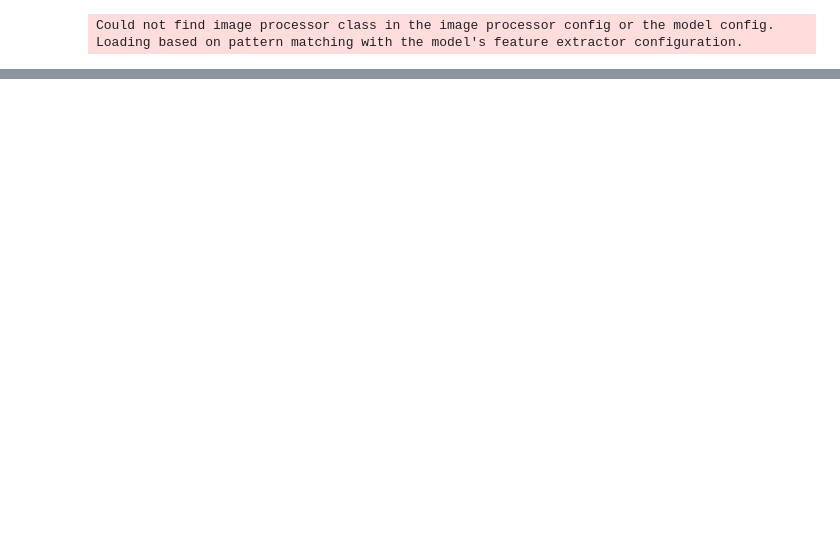
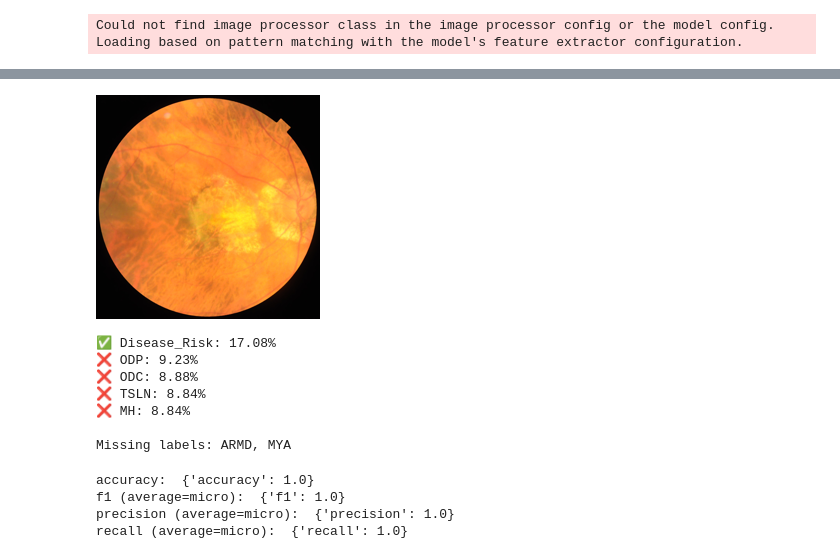
Before and after one commit to Blyzi/DataCamp, a Jupyter notebook: huggingface.ipynb, the cells around one changed output, grey strips where cells are left out. Saved outputs shown, nothing was run; the diff lists cells and outputs as text; code cells hidden in the pictures; blank space fills up the shorter version.

```diff
--- a/huggingface.ipynb
+++ b/huggingface.ipynb
@@ -198,0 +213,43 @@ trainer.save_state()
+# %%
+new_size = 224
+
+def resize_pil_image(image):
+    aspect_ratio = image.size[0] / image.size[1]
+    new_width = int(new_size * aspect_ratio)
+    left = (new_width - new_size) / 2
+    right = (new_width + new_size) / 2
+
+    return image.resize((new_width, new_size)) \
+                .crop((left, 0, right, new_size)) \
+                .resize((new_size, new_size))
+
+def get_labels(example):
+    return [label for label in significant_labels if example[label] == 1]
+# %%
+ds = load_dataset("imagefolder", data_dir="./datasets/test")
+entry = ds['train'][13]
+image = entry["image"]
+
+correct_labels = get_labels(entry)
+
+image = resize_pil_image(image)
+display(image)
+
+classifier = pipeline("image-classification", model="resnet-50-finetuned-eye-disease-2")
+result = classifier(image)
+
+for entry in result:
+    label = entry['label']
+    score = entry['score']
+    print(f"{'✅' if label in correct_labels else '❌'} {label}: {float(score) * 100:.2f}%")
+
+print('\nMissing labels:', ', '.join([x for x in correct_labels if x not in [x['label'] for x in result]]))
+# %% [output]
+[figure, added]
+✅ Disease_Risk: 17.08%
+❌ ODP: 9.23%
+❌ ODC: 8.88%
+❌ TSLN: 8.84%
+❌ MH: 8.84%
+
+Missing labels: ARMD, MYA
@@ -198,0 +269,10 @@ trainer.save_state()
+# %%
+print("accuracy: ", metric_accuracy.compute(predictions=predictions, references=references))
+print("f1 (average=micro): ", metric_f1.compute(predictions=predictions, references=references, average="micro"))
+print("precision (average=micro): ", metric_precision.compute(predictions=predictions, references=references, average="micro"))
+print("recall (average=micro): ", metric_recall.compute(predictions=predictions, references=references, average="micro"))
+# %% [output]
+accuracy:  {'accuracy': 1.0}
+f1 (average=micro):  {'f1': 1.0}
+precision (average=micro):  {'precision': 1.0}
+recall (average=micro):  {'recall': 1.0}
```
Also changed, not shown: parts of 17 cells of this notebook.
